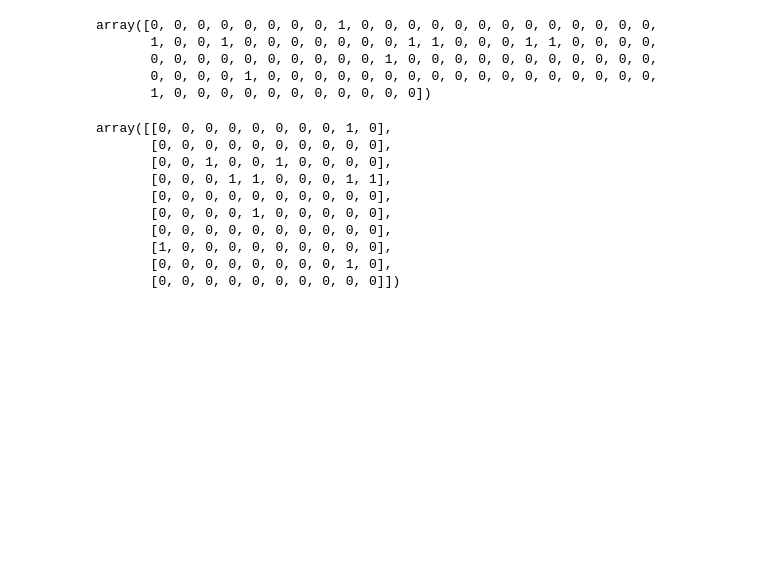
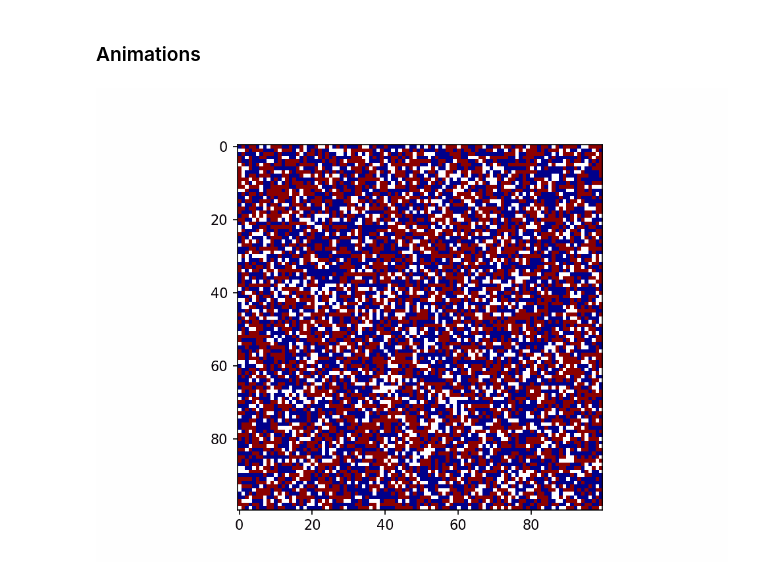
Before and after one commit to adamaj99pwr/ABM, a Jupyter notebook: List3/list3.ipynb, the cells around one changed output. Drawn from its saved outputs; the diff is of its cells as text; code cells hidden in the pictures; blank space fills up the shorter version.

```diff
--- a/List3/list3.ipynb
+++ b/List3/list3.ipynb
@@ -123,22 +134,4 @@ array([[0, 0, 1, 1, 0, 0, 0, 1, 1, 0],
-# %%
-a[b] = 1
-a
-# %% [output]
-array([0, 0, 0, 0, 0, 0, 0, 0, 1, 0, 0, 0, 0, 0, 0, 0, 0, 0, 0, 0, 0, 0,
-       1, 0, 0, 1, 0, 0, 0, 0, 0, 0, 0, 1, 1, 0, 0, 0, 1, 1, 0, 0, 0, 0,
-       0, 0, 0, 0, 0, 0, 0, 0, 0, 0, 1, 0, 0, 0, 0, 0, 0, 0, 0, 0, 0, 0,
-       0, 0, 0, 0, 1, 0, 0, 0, 0, 0, 0, 0, 0, 0, 0, 0, 0, 0, 0, 0, 0, 0,
-       1, 0, 0, 0, 0, 0, 0, 0, 0, 0, 0, 0])
-# %%
-a.reshape((10, 10))
-# %% [output]
-array([[0, 0, 0, 0, 0, 0, 0, 0, 1, 0],
-       [0, 0, 0, 0, 0, 0, 0, 0, 0, 0],
-       [0, 0, 1, 0, 0, 1, 0, 0, 0, 0],
-       [0, 0, 0, 1, 1, 0, 0, 0, 1, 1],
-       [0, 0, 0, 0, 0, 0, 0, 0, 0, 0],
-       [0, 0, 0, 0, 1, 0, 0, 0, 0, 0],
-       [0, 0, 0, 0, 0, 0, 0, 0, 0, 0],
-       [1, 0, 0, 0, 0, 0, 0, 0, 0, 0],
-       [0, 0, 0, 0, 0, 0, 0, 0, 1, 0],
-       [0, 0, 0, 0, 0, 0, 0, 0, 0, 0]])
+# %% [markdown]
+### Animations
+# %%
+plt.rcParams['figure.dpi'] = 150
@@ -144,0 +142,4 @@ array([[0, 0, 0, 0, 0, 0, 0, 0, 1, 0],
+# %%
+Image(filename='schelling1.gif')
+# %% [output]
+[figure, added]
```
Also changed, not shown: parts of 25 cells of this notebook, 6 other files.
